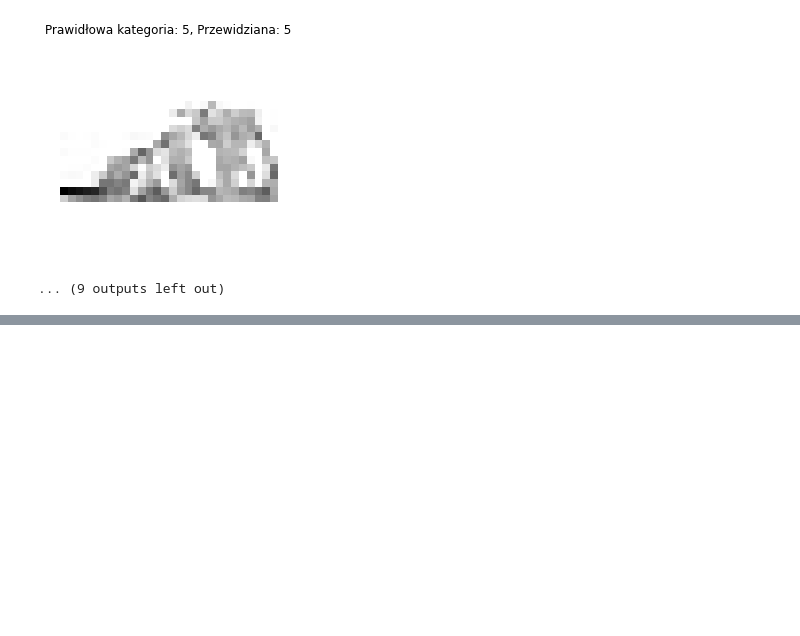
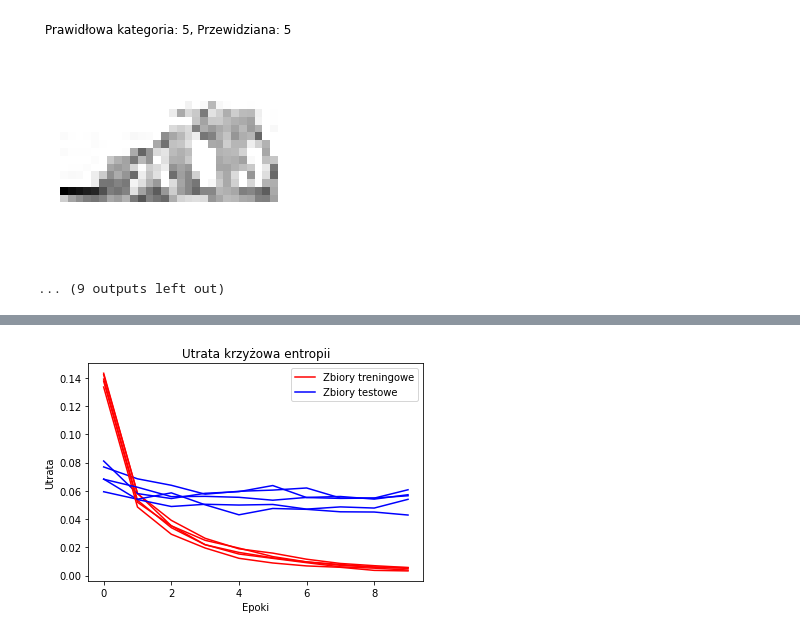
Before and after one commit to dawbit/-S2-SEM1-ZBP, a Jupyter notebook: Keras.ipynb, the cells around one changed output, grey strips where cells are left out. Saved outputs shown, nothing was run; the diff lists cells and outputs as text; code cells hidden in the pictures; blank space fills up the shorter version.

```diff
--- a/Keras.ipynb
+++ b/Keras.ipynb
@@ -217,0 +450,4 @@ for i in range(20):
+# %%
+# kodowanie binarne klas
+trainY = utils.to_categorical(trainY)
+testY = utils.to_categorical(testY)
@@ -217,0 +507,29 @@ for i in range(20):
+# %%
+from sklearn.model_selection import KFold
+
+# ocena modelu przy użyciu k-krotnej weryfikacji krzyżowej
+def evaluate_model(dataX, dataY, n_folds=5):
+	  scores, histories = list(), list()
+
+	  # przygotowanie weryfikacji krzyżowej
+	  kfold = KFold(n_folds, shuffle=True, random_state=1)
+
+	  # wyliczenie przedziałów
+	  for train_ix, test_ix in kfold.split(dataX):
+		    # zdefiniowanie modelu
+		    model = define_model()
+
+        # wybranie wierszy do trenowania i testowania
+		    trainX, trainY, testX, testY = dataX[train_ix], dataY[train_ix], dataX[test_ix], dataY[test_ix]
+
+        # dopasowanie modelu
+		    history = model.fit(trainX, trainY, epochs=10, batch_size=32, validation_data=(testX, testY), verbose=0)
+
+        # ocena modelu
+		    _, acc = model.evaluate(testX, testY, verbose=0)
+		    print('> %.3f' % (acc * 100.0))
+
+        # zapis wyników
+		    scores.append(acc)
+		    histories.append(history)
+	  return scores, histories
@@ -217,0 +538,2 @@ for i in range(20):
+# %%
+scores, histories = evaluate_model(trainX, trainY)
@@ -217,0 +552,12 @@ for i in range(20):
+# %%
+for i in range(len(histories)):
+		# wykres funkcji straty
+    pyplot.title('Utrata krzyżowa entropii')
+    pyplot.xlabel('Epoki')
+    pyplot.ylabel('Utrata')
+    pyplot.legend(['Zbiory treningowe', 'Zbiory testowe'], loc='upper right')
+    pyplot.plot(histories[i].history['loss'], color='red', label='train')
+    pyplot.plot(histories[i].history['val_loss'], color='blue', label='test')
+pyplot.show()
+# %% [output]
+[figure, added]
```
Also changed, not shown: parts of 57 cells of this notebook.
